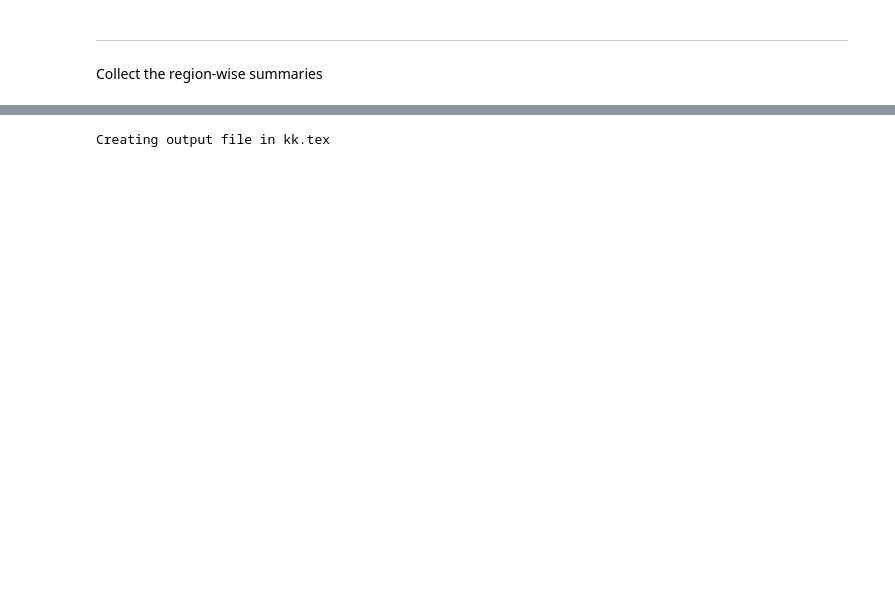
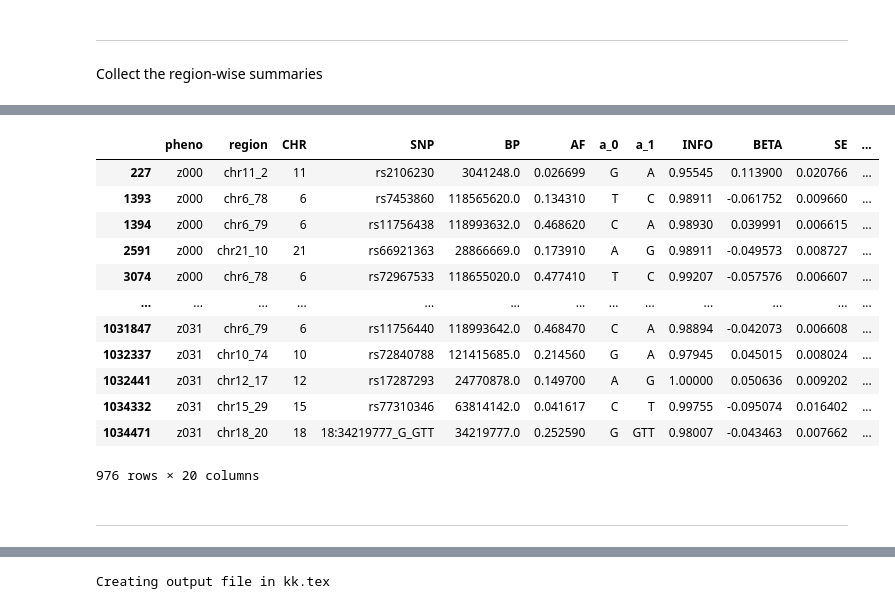
Before and after one commit to rbonazzola/CardiacMotionGWAS, a Jupyter notebook: GWAS_analysis.ipynb, the cells around one changed output, grey strips where cells are left out. Cells and saved outputs as stored; diff of their text form; code cells hidden in the pictures; blank space fills up the shorter version.

```diff
--- a/GWAS_analysis.ipynb
+++ b/GWAS_analysis.ipynb
@@ -125,0 +56,16 @@ results = EnsembleResults(f"/home/rodrigo/01_repos/GWAS_pipeline/output/All_part
+# %%
+results.region_assocs_df.query("P < 5e-8") #  & (results.region_assocs_df.pheno == "RVEF")]
+# %% [output]
+|  | pheno | region | CHR | SNP | BP | AF | a_0 | a_1 | INFO | BETA | SE | ... |
+| 227 | z000 | chr11_2 | 11 | rs2106230 | 3041248.0 | 0.026699 | G | A | 0.95545 | 0.113900 | 0.020766 | ... |
+| 1393 | z000 | chr6_78 | 6 | rs7453860 | 118565620.0 | 0.134310 | T | C | 0.98911 | -0.061752 | 0.009660 | ... |
+| 1394 | z000 | chr6_79 | 6 | rs11756438 | 118993632.0 | 0.468620 | C | A | 0.98930 | 0.039991 | 0.006615 | ... |
+| 2591 | z000 | chr21_10 | 21 | rs66921363 | 28866669.0 | 0.173910 | A | G | 0.98911 | -0.049573 | 0.008727 | ... |
+| 3074 | z000 | chr6_78 | 6 | rs72967533 | 118655020.0 | 0.477410 | T | C | 0.99207 | -0.057576 | 0.006607 | ... |
+| ... | ... | ... | ... | ... | ... | ... | ... | ... | ... | ... | ... | ... |
+| 1031847 | z031 | chr6_79 | 6 | rs11756440 | 118993642.0 | 0.468470 | C | A | 0.98894 | -0.042073 | 0.006608 | ... |
+| 1032337 | z031 | chr10_74 | 10 | rs72840788 | 121415685.0 | 0.214560 | G | A | 0.97945 | 0.045015 | 0.008024 | ... |
+| 1032441 | z031 | chr12_17 | 12 | rs17287293 | 24770878.0 | 0.149700 | A | G | 1.00000 | 0.050636 | 0.009202 | ... |
+| 1034332 | z031 | chr15_29 | 15 | rs77310346 | 63814142.0 | 0.041617 | C | T | 0.99755 | -0.095074 | 0.016402 | ... |
+| 1034471 | z031 | chr18_20 | 18 | 18:34219777_G_GTT | 34219777.0 | 0.252590 | G | GTT | 0.98007 | -0.043463 | 0.007662 | ... |
+976 rows × 20 columns
@@ -125,0 +75,2 @@ results = EnsembleResults(f"/home/rodrigo/01_repos/GWAS_pipeline/output/All_part
+# %% [markdown]
+___
```
Also changed, not shown: parts of 38 cells of this notebook, 1 other file.
